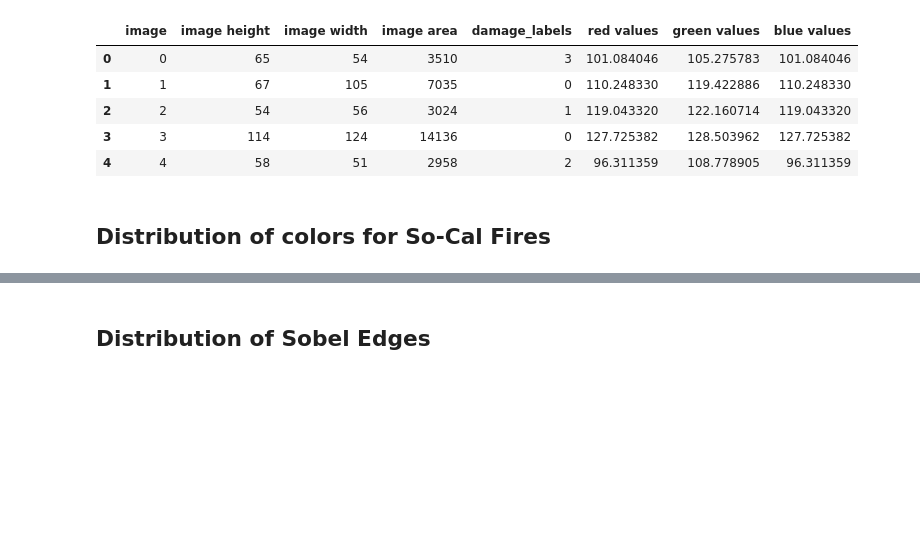
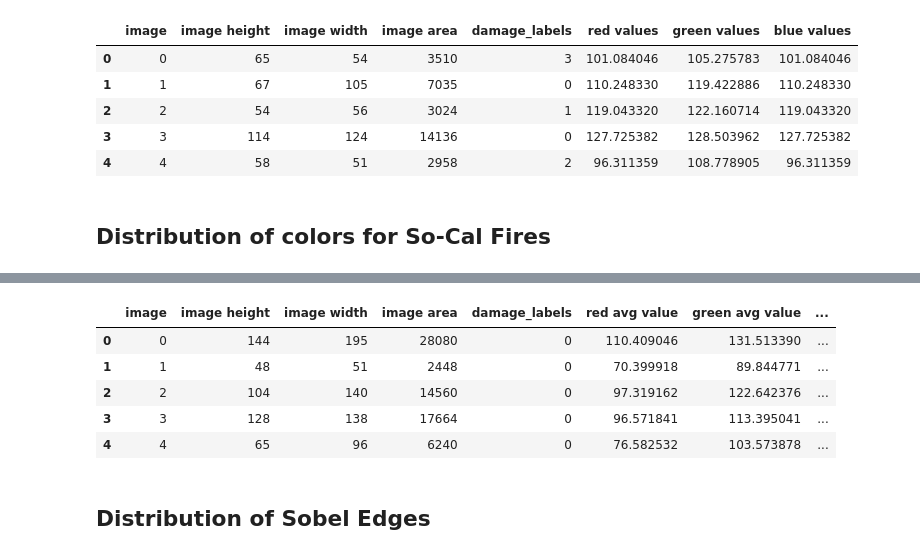
Before and after one commit to JXDolan/data200-Grad-project, a Jupyter notebook: cv_eda_starter.ipynb, the cells around one changed output, grey strips where cells are left out. Saved outputs shown, nothing was run; the diff lists cells and outputs as text; code cells hidden in the pictures; blank space fills up the shorter version.

Commit message:
damage level vs color hurricane matthew

```diff
--- a/cv_eda_starter.ipynb
+++ b/cv_eda_starter.ipynb
@@ -746,3 +760,12 @@ plt.show()
+# %%
+fire_df.head()
+# %% [output]
+|  | image | image height | image width | image area | damage_labels | red avg value | green avg value | ... |
+| 0 | 0 | 144 | 195 | 28080 | 0 | 110.409046 | 131.513390 | ... |
+| 1 | 1 | 48 | 51 | 2448 | 0 | 70.399918 | 89.844771 | ... |
+| 2 | 2 | 104 | 140 | 14560 | 0 | 97.319162 | 122.642376 | ... |
+| 3 | 3 | 128 | 138 | 17664 | 0 | 96.571841 | 113.395041 | ... |
+| 4 | 4 | 65 | 96 | 6240 | 0 | 76.582532 | 103.573878 | ... |
 # %% [markdown]
 ## Distribution of Sobel Edges
 # %% [markdown]
```
Also changed, not shown: parts of 4 cells of this notebook.
